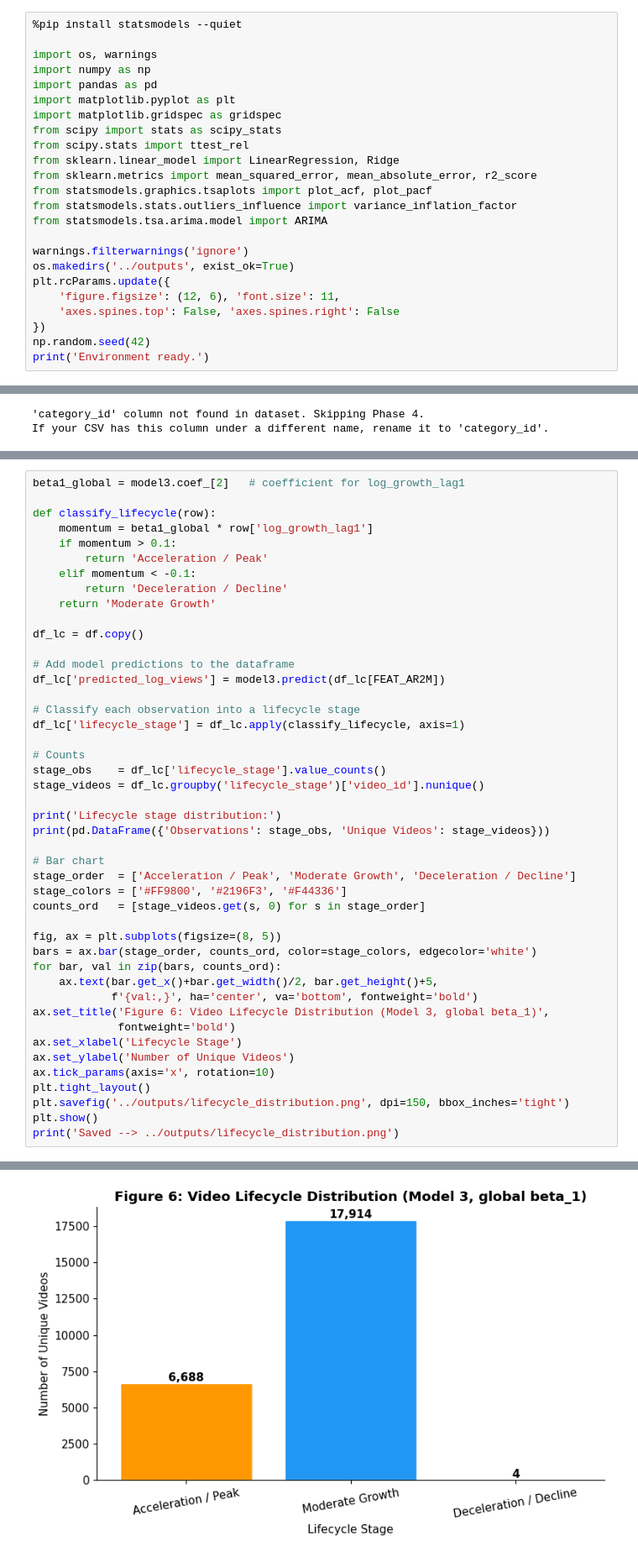
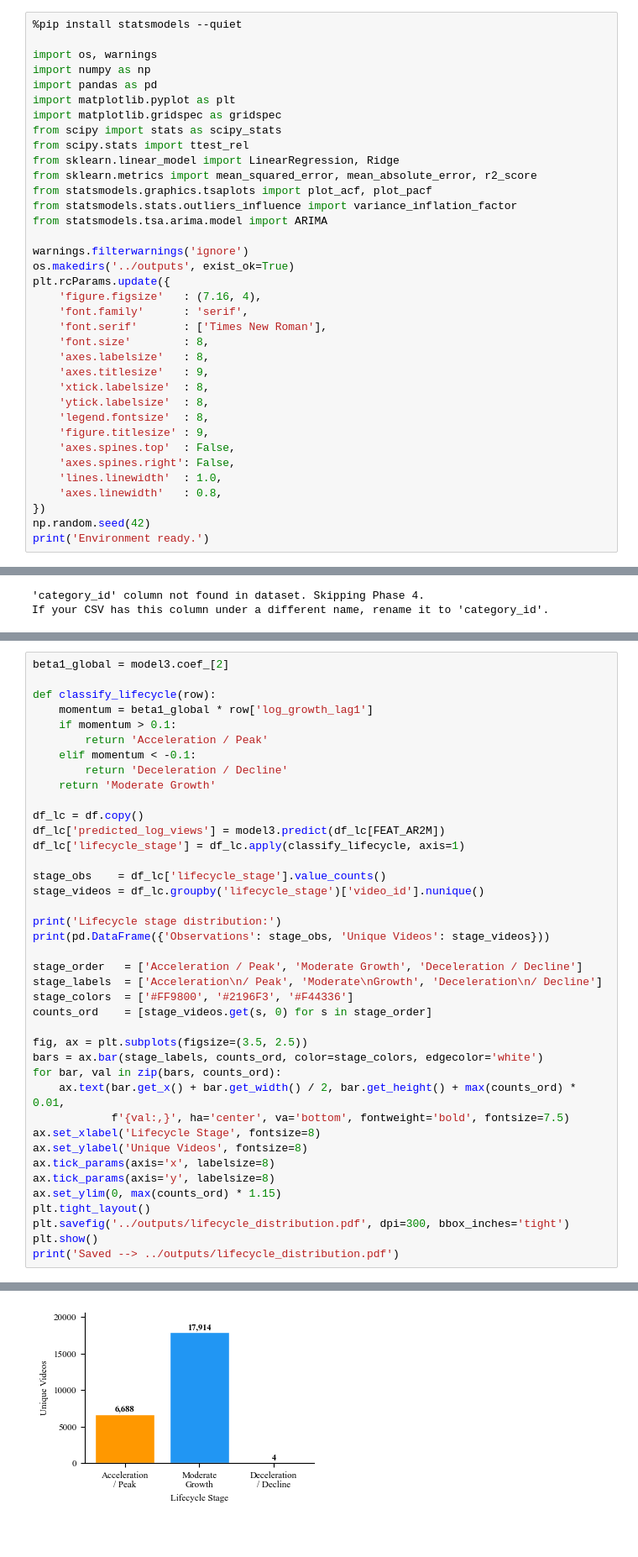
Before and after one commit to math-modelling-el/YouTube-Popularity-Dynamics-Modelling, a Jupyter notebook: notebooks/model_experiments.ipynb, the cells around one changed output, grey strips where cells are left out. Shown at 84% size. Cells and saved outputs as stored; diff of their text form; blank space fills up the shorter version.

```diff
--- a/notebooks/model_experiments.ipynb
+++ b/notebooks/model_experiments.ipynb
@@ -27,8 +27,20 @@ from statsmodels.tsa.arima.model import ARIMA
 warnings.filterwarnings('ignore')
 os.makedirs('../outputs', exist_ok=True)
 plt.rcParams.update({
-    'figure.figsize': (12, 6), 'font.size': 11,
-    'axes.spines.top': False, 'axes.spines.right': False
+    'figure.figsize'   : (7.16, 4),
+    'font.family'      : 'serif',
+    'font.serif'       : ['Times New Roman'],
+    'font.size'        : 8,
+    'axes.labelsize'   : 8,
+    'axes.titlesize'   : 9,
+    'xtick.labelsize'  : 8,
+    'ytick.labelsize'  : 8,
+    'legend.fontsize'  : 8,
+    'figure.titlesize' : 9,
+    'axes.spines.top'  : False,
+    'axes.spines.right': False,
+    'lines.linewidth'  : 1.0,
+    'axes.linewidth'   : 0.8,
 })
 np.random.seed(42)
 print('Environment ready.')
@@ -575,55 +668,50 @@ Classify each observation by its momentum contribution:
 | < −0.1 | Deceleration / Decline |
 | [−0.1, 0.1] | Moderate Growth |
 # %%
-beta1_global = model3.coef_[2]   # coefficient for log_growth_lag1
+beta1_global = model3.coef_[2]
 
 def classify_lifecycle(row):
     momentum = beta1_global * row['log_growth_lag1']
     if momentum > 0.1:
         return 'Acceleration / Peak'
     elif momentum < -0.1:
         return 'Deceleration / Decline'
     return 'Moderate Growth'
 
 df_lc = df.copy()
-
-# Add model predictions to the dataframe
 df_lc['predicted_log_views'] = model3.predict(df_lc[FEAT_AR2M])
-
-# Classify each observation into a lifecycle stage
 df_lc['lifecycle_stage'] = df_lc.apply(classify_lifecycle, axis=1)
 
-# Counts
 stage_obs    = df_lc['lifecycle_stage'].value_counts()
 stage_videos = df_lc.groupby('lifecycle_stage')['video_id'].nunique()
 
 print('Lifecycle stage distribution:')
 print(pd.DataFrame({'Observations': stage_obs, 'Unique Videos': stage_videos}))
 
-# Bar chart
-stage_order  = ['Acceleration / Peak', 'Moderate Growth', 'Deceleration / Decline']
-stage_colors = ['#FF9800', '#2196F3', '#F44336']
-counts_ord   = [stage_videos.get(s, 0) for s in stage_order]
+stage_order   = ['Acceleration / Peak', 'Moderate Growth', 'Deceleration / Decline']
+stage_labels  = ['Acceleration\n/ Peak', 'Moderate\nGrowth', 'Deceleration\n/ Decline']
+stage_colors  = ['#FF9800', '#2196F3', '#F44336']
+counts_ord    = [stage_videos.get(s, 0) for s in stage_order]
 
-fig, ax = plt.subplots(figsize=(8, 5))
-bars = ax.bar(stage_order, counts_ord, color=stage_colors, edgecolor='white')
+fig, ax = plt.subplots(figsize=(3.5, 2.5))
+bars = ax.bar(stage_labels, counts_ord, color=stage_colors, edgecolor='white')
 for bar, val in zip(bars, counts_ord):
-    ax.text(bar.get_x()+bar.get_width()/2, bar.get_height()+5,
-            f'{val:,}', ha='center', va='bottom', fontweight='bold')
-ax.set_title('Figure 6: Video Lifecycle Distribution (Model 3, global beta_1)',
-             fontweight='bold')
-ax.set_xlabel('Lifecycle Stage')
-ax.set_ylabel('Number of Unique Videos')
-ax.tick_params(axis='x', rotation=10)
+    ax.text(bar.get_x() + bar.get_width() / 2, bar.get_height() + max(counts_ord) * 0.01,
+            f'{val:,}', ha='center', va='bottom', fontweight='bold', fontsize=7.5)
+ax.set_xlabel('Lifecycle Stage', fontsize=8)
+ax.set_ylabel('Unique Videos', fontsize=8)
+ax.tick_params(axis='x', labelsize=8)
+ax.tick_params(axis='y', labelsize=8)
+ax.set_ylim(0, max(counts_ord) * 1.15)
 plt.tight_layout()
-plt.savefig('../outputs/lifecycle_distribution.png', dpi=150, bbox_inches='tight')
+plt.savefig('../outputs/lifecycle_distribution.pdf', dpi=300, bbox_inches='tight')
 plt.show()
-print('Saved --> ../outputs/lifecycle_distribution.png')
+print('Saved --> ../outputs/lifecycle_distribution.pdf')
 # %% [output]
 Lifecycle stage distribution:
                         Observations  Unique Videos
 lifecycle_stage
 Acceleration / Peak            29666           6688
 Deceleration / Decline            15              4
 Moderate Growth               255174          17914
-[figure, old version]
+[figure, new version]
```
Also changed, not shown: parts of 6 cells of this notebook, 16 other files.
